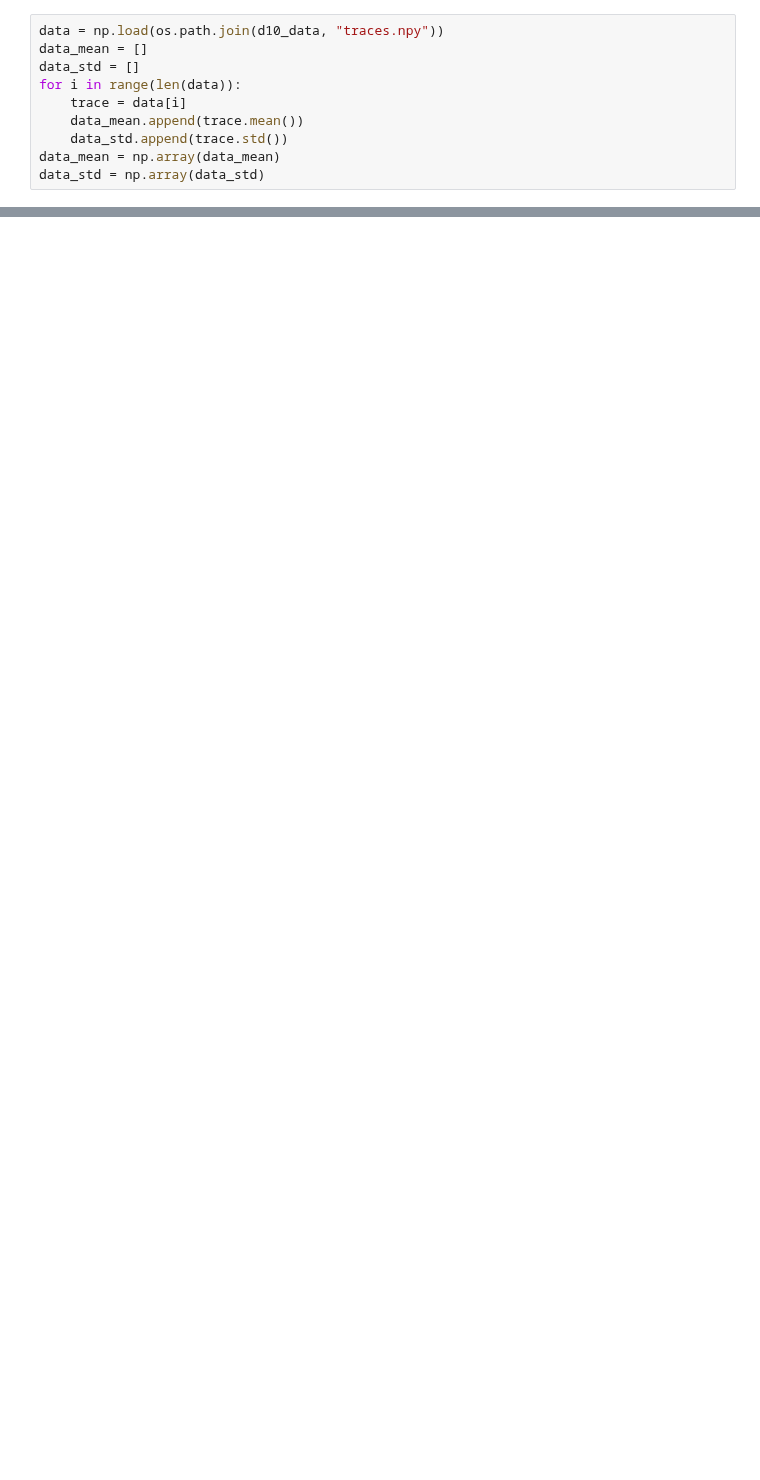
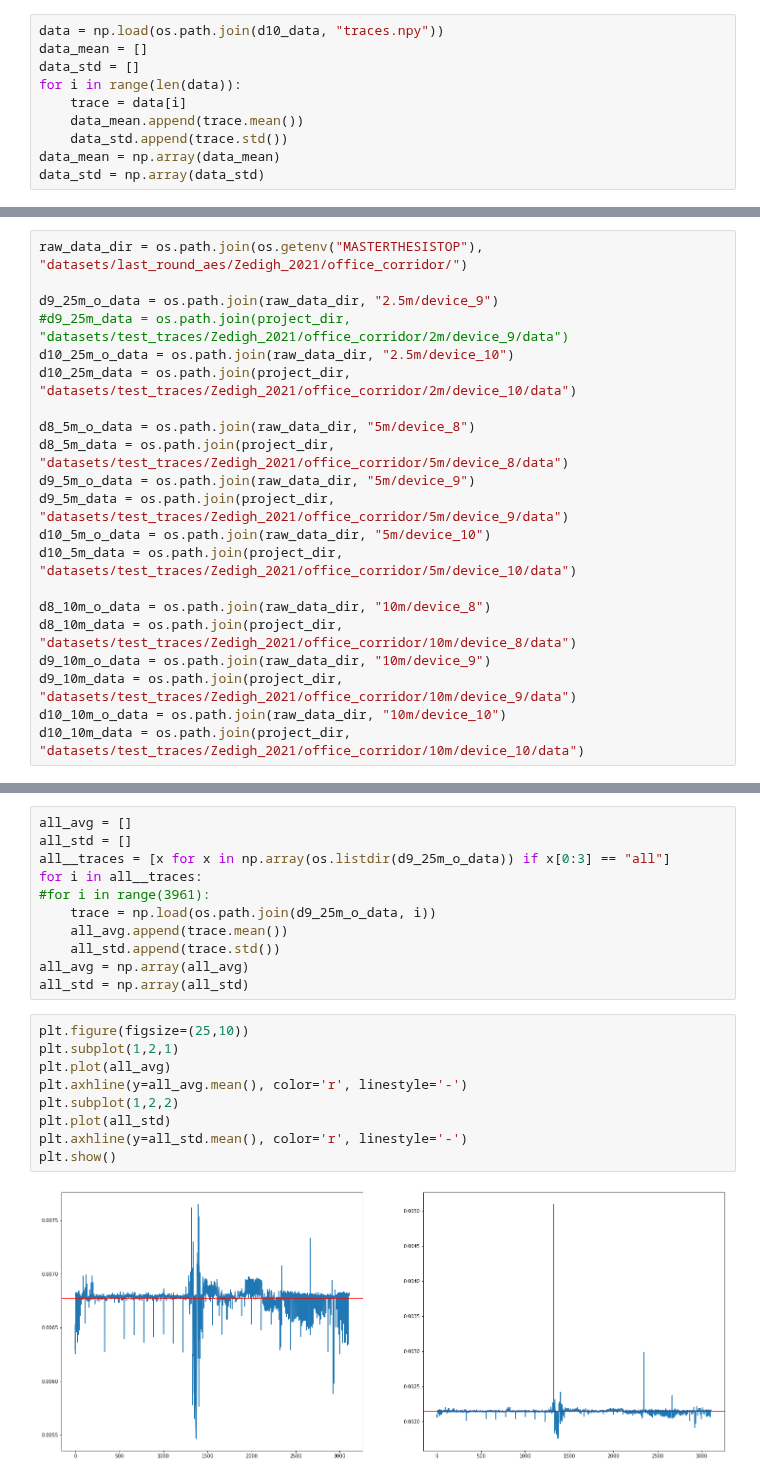
Before and after one commit to axelzedigh/MasterThesisResults, a Jupyter notebook: notebooks/Trace_visualization.ipynb, the cells around one changed output, grey strips where cells are left out. Drawn from its saved outputs; the diff is of its cells as text; blank space fills up the shorter version.

```diff
--- a/notebooks/Trace_visualization.ipynb
+++ b/notebooks/Trace_visualization.ipynb
@@ -227,0 +229,21 @@ plt.show()
+# %%
+raw_data_dir = os.path.join(os.getenv("MASTERTHESISTOP"), "datasets/last_round_aes/Zedigh_2021/office_corridor/")
+
+d9_25m_o_data = os.path.join(raw_data_dir, "2.5m/device_9")
+#d9_25m_data = os.path.join(project_dir, "datasets/test_traces/Zedigh_2021/office_corridor/2m/device_9/data")
+d10_25m_o_data = os.path.join(raw_data_dir, "2.5m/device_10")
+d10_25m_data = os.path.join(project_dir, "datasets/test_traces/Zedigh_2021/office_corridor/2m/device_10/data")
+
+d8_5m_o_data = os.path.join(raw_data_dir, "5m/device_8")
+d8_5m_data = os.path.join(project_dir, "datasets/test_traces/Zedigh_2021/office_corridor/5m/device_8/data")
+d9_5m_o_data = os.path.join(raw_data_dir, "5m/device_9")
+d9_5m_data = os.path.join(project_dir, "datasets/test_traces/Zedigh_2021/office_corridor/5m/device_9/data")
+d10_5m_o_data = os.path.join(raw_data_dir, "5m/device_10")
+d10_5m_data = os.path.join(project_dir, "datasets/test_traces/Zedigh_2021/office_corridor/5m/device_10/data")
+
+d8_10m_o_data = os.path.join(raw_data_dir, "10m/device_8")
+d8_10m_data = os.path.join(project_dir, "datasets/test_traces/Zedigh_2021/office_corridor/10m/device_8/data")
+d9_10m_o_data = os.path.join(raw_data_dir, "10m/device_9")
+d9_10m_data = os.path.join(project_dir, "datasets/test_traces/Zedigh_2021/office_corridor/10m/device_9/data")
+d10_10m_o_data = os.path.join(raw_data_dir, "10m/device_10")
+d10_10m_data = os.path.join(project_dir, "datasets/test_traces/Zedigh_2021/office_corridor/10m/device_10/data")
@@ -227,0 +254,22 @@ plt.show()
+# %%
+all_avg = []
+all_std = []
+all__traces = [x for x in np.array(os.listdir(d9_25m_o_data)) if x[0:3] == "all"]
+for i in all__traces:
+#for i in range(3961):
+    trace = np.load(os.path.join(d9_25m_o_data, i))
+    all_avg.append(trace.mean())
+    all_std.append(trace.std())
+all_avg = np.array(all_avg)
+all_std = np.array(all_std)
+# %%
+plt.figure(figsize=(25,10))
+plt.subplot(1,2,1)
+plt.plot(all_avg)
+plt.axhline(y=all_avg.mean(), color='r', linestyle='-')
+plt.subplot(1,2,2)
+plt.plot(all_std)
+plt.axhline(y=all_std.mean(), color='r', linestyle='-')
+plt.show()
+# %% [output]
+[figure, added]
```
Also changed, not shown: parts of 43 cells of this notebook, 3 other files.
